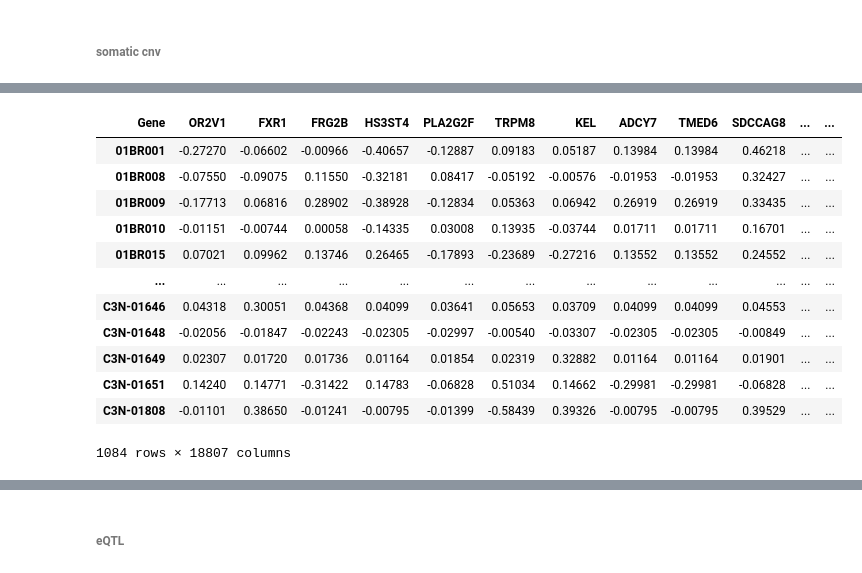
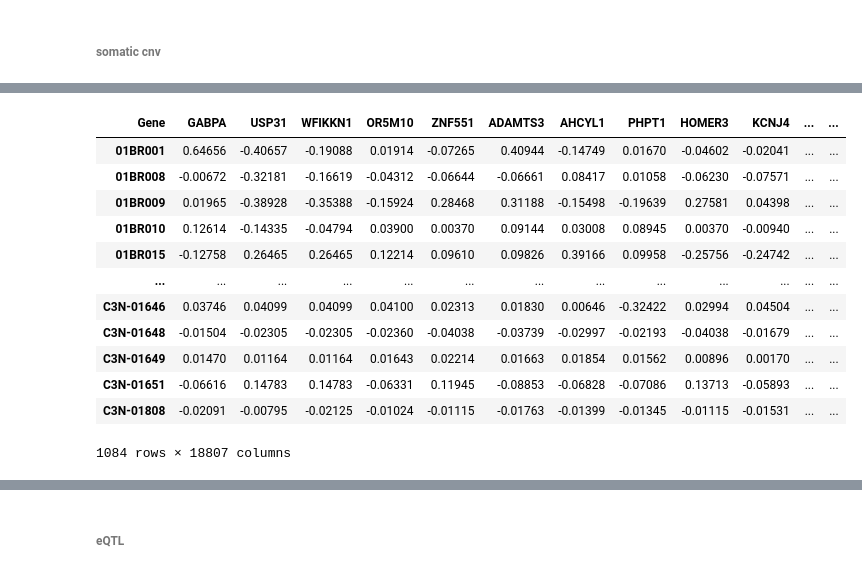
Before and after one commit to ding-lab/cptac-driver, a Jupyter notebook: notebooks/format_model_inputs.ipynb, the cells around one changed output, grey strips where cells are left out. Cells and saved outputs as stored; diff of their text form; code cells hidden in the pictures.

```diff
--- a/notebooks/format_model_inputs.ipynb
+++ b/notebooks/format_model_inputs.ipynb
@@ -181,20 +174,0 @@ fps
-# %%
-mutations = None
-genes = list(target_genes)
-for gs in gene_to_subgenes.values(): genes += gs
-genes = sorted(set(genes))
-keep = ['gene', 'sample_id', 'Chromosome', 'Start_Position', 'End_Position', 'HGVSp_Short', 'Variant_Classification']
-for fp in fps:
-    cancer_type = fp.split('/')[-1].split('_')[0]
-    df = pd.read_csv(fp, sep='\t')
-    df = df.loc[[True if g in genes else False for g in df['Hugo_Symbol']]]
-    df['sample_id'] = [x.replace('_', '-') for x in df['Tumor_Sample_Barcode']]
-    df['gene'] = df['Hugo_Symbol'].to_list()
-    df = df[keep]
-    df['disease'] = cancer_type
-
-
-    if mutations is None:
-        mutations = df
-    else:
-        mutations = pd.concat((mutations, df), axis=0)
@@ -332,0 +175,3 @@ consolidated_filtered
+# %%
+df = pd.read_csv('../data/new/PanCan_Union_Maf_Broad_WashU_v1.1.maf', sep='\t')
+df
@@ -332,0 +230,13 @@ consolidated_filtered
+# %%
+genes = list(target_genes)
+for gs in gene_to_subgenes.values(): genes += gs
+genes = sorted(set(genes))
+keep = ['gene', 'sample_id', 'Chromosome', 'Start_Position', 'End_Position', 'Protein_Change', 'Variant_Classification']
+
+df = df.loc[[True if g in genes else False for g in df['Hugo_Symbol']]]
+df['sample_id'] = [x.replace('_', '-') for x in df['Tumor_Sample_Barcode']]
+df['gene'] = df['Hugo_Symbol'].to_list()
+df = df[keep]
+
+mutations = df
+mutations
@@ -333,7 +378,7 @@ consolidated_filtered
 # %% [markdown]
 ###### somatic cnv
 # %%
-fps = sorted(os_helpers.listfiles('../data/Somatic_cnv/', regex=r'WashU_pipeline_wxs/'))
+fps = sorted(os_helpers.listfiles('../data/new/WashU_pipeline/', regex=r'WashU_pipeline_wxs/'))
 fps = [fp for fp in fps if 'gene_level' in fp]
 fps
 # %% [output]
@@ -350,30 +395,30 @@ fps
 # %%
 cnv = None
 gene_order = list(set(pd.read_csv(fps[0], sep='\t')['Gene']).intersection(*[set(pd.read_csv(fp, sep='\t')['Gene'])
                                                                            for fp in fps[1:]]))
 for fp in fps:
     df = pd.read_csv(fp,
                 sep='\t')
     df = df.set_index('Gene')
     df = df.transpose()[gene_order]
-    df['disease'] = fp.split('/')[3]
+    df['disease'] = fp.split('/')[-3]
 
     if cnv is None:
         cnv = df
     else:
         cnv = pd.concat((cnv, df), axis=0)
 cnv
 # %% [output]
-| Gene | OR2V1 | FXR1 | FRG2B | HS3ST4 | PLA2G2F | TRPM8 | KEL | ADCY7 | TMED6 | SDCCAG8 | ... | ... |
-| 01BR001 | -0.27270 | -0.06602 | -0.00966 | -0.40657 | -0.12887 | 0.09183 | 0.05187 | 0.13984 | 0.13984 | 0.46218 | ... | ... |
-| 01BR008 | -0.07550 | -0.09075 | 0.11550 | -0.32181 | 0.08417 | -0.05192 | -0.00576 | -0.01953 | -0.01953 | 0.32427 | ... | ... |
-| 01BR009 | -0.17713 | 0.06816 | 0.28902 | -0.38928 | -0.12834 | 0.05363 | 0.06942 | 0.26919 | 0.26919 | 0.33435 | ... | ... |
-| 01BR010 | -0.01151 | -0.00744 | 0.00058 | -0.14335 | 0.03008 | 0.13935 | -0.03744 | 0.01711 | 0.01711 | 0.16701 | ... | ... |
-| 01BR015 | 0.07021 | 0.09962 | 0.13746 | 0.26465 | -0.17893 | -0.23689 | -0.27216 | 0.13552 | 0.13552 | 0.24552 | ... | ... |
+| Gene | GABPA | USP31 | WFIKKN1 | OR5M10 | ZNF551 | ADAMTS3 | AHCYL1 | PHPT1 | HOMER3 | KCNJ4 | ... | ... |
+| 01BR001 | 0.64656 | -0.40657 | -0.19088 | 0.01914 | -0.07265 | 0.40944 | -0.14749 | 0.01670 | -0.04602 | -0.02041 | ... | ... |
+| 01BR008 | -0.00672 | -0.32181 | -0.16619 | -0.04312 | -0.06644 | -0.06661 | 0.08417 | 0.01058 | -0.06230 | -0.07571 | ... | ... |
+| 01BR009 | 0.01965 | -0.38928 | -0.35388 | -0.15924 | 0.28468 | 0.31188 | -0.15498 | -0.19639 | 0.27581 | 0.04398 | ... | ... |
+| 01BR010 | 0.12614 | -0.14335 | -0.04794 | 0.03900 | 0.00370 | 0.09144 | 0.03008 | 0.08945 | 0.00370 | -0.00940 | ... | ... |
+| 01BR015 | -0.12758 | 0.26465 | 0.26465 | 0.12214 | 0.09610 | 0.09826 | 0.39166 | 0.09958 | -0.25756 | -0.24742 | ... | ... |
 | ... | ... | ... | ... | ... | ... | ... | ... | ... | ... | ... | ... | ... |
-| C3N-01646 | 0.04318 | 0.30051 | 0.04368 | 0.04099 | 0.03641 | 0.05653 | 0.03709 | 0.04099 | 0.04099 | 0.04553 | ... | ... |
-| C3N-01648 | -0.02056 | -0.01847 | -0.02243 | -0.02305 | -0.02997 | -0.00540 | -0.03307 | -0.02305 | -0.02305 | -0.00849 | ... | ... |
-| C3N-01649 | 0.02307 | 0.01720 | 0.01736 | 0.01164 | 0.01854 | 0.02319 | 0.32882 | 0.01164 | 0.01164 | 0.01901 | ... | ... |
-| C3N-01651 | 0.14240 | 0.14771 | -0.31422 | 0.14783 | -0.06828 | 0.51034 | 0.14662 | -0.29981 | -0.29981 | -0.06828 | ... | ... |
-| C3N-01808 | -0.01101 | 0.38650 | -0.01241 | -0.00795 | -0.01399 | -0.58439 | 0.39326 | -0.00795 | -0.00795 | 0.39529 | ... | ... |
+| C3N-01646 | 0.03746 | 0.04099 | 0.04099 | 0.04100 | 0.02313 | 0.01830 | 0.00646 | -0.32422 | 0.02994 | 0.04504 | ... | ... |
+| C3N-01648 | -0.01504 | -0.02305 | -0.02305 | -0.02360 | -0.04038 | -0.03739 | -0.02997 | -0.02193 | -0.04038 | -0.01679 | ... | ... |
+| C3N-01649 | 0.01470 | 0.01164 | 0.01164 | 0.01643 | 0.02214 | 0.01663 | 0.01854 | 0.01562 | 0.00896 | 0.00170 | ... | ... |
+| C3N-01651 | -0.06616 | 0.14783 | 0.14783 | -0.06331 | 0.11945 | -0.08853 | -0.06828 | -0.07086 | 0.13713 | -0.05893 | ... | ... |
+| C3N-01808 | -0.02091 | -0.00795 | -0.02125 | -0.01024 | -0.01115 | -0.01763 | -0.01399 | -0.01345 | -0.01115 | -0.01531 | ... | ... |
 1084 rows × 18807 columns
```
Also changed, not shown: parts of 109 cells of this notebook, 3 other files.
